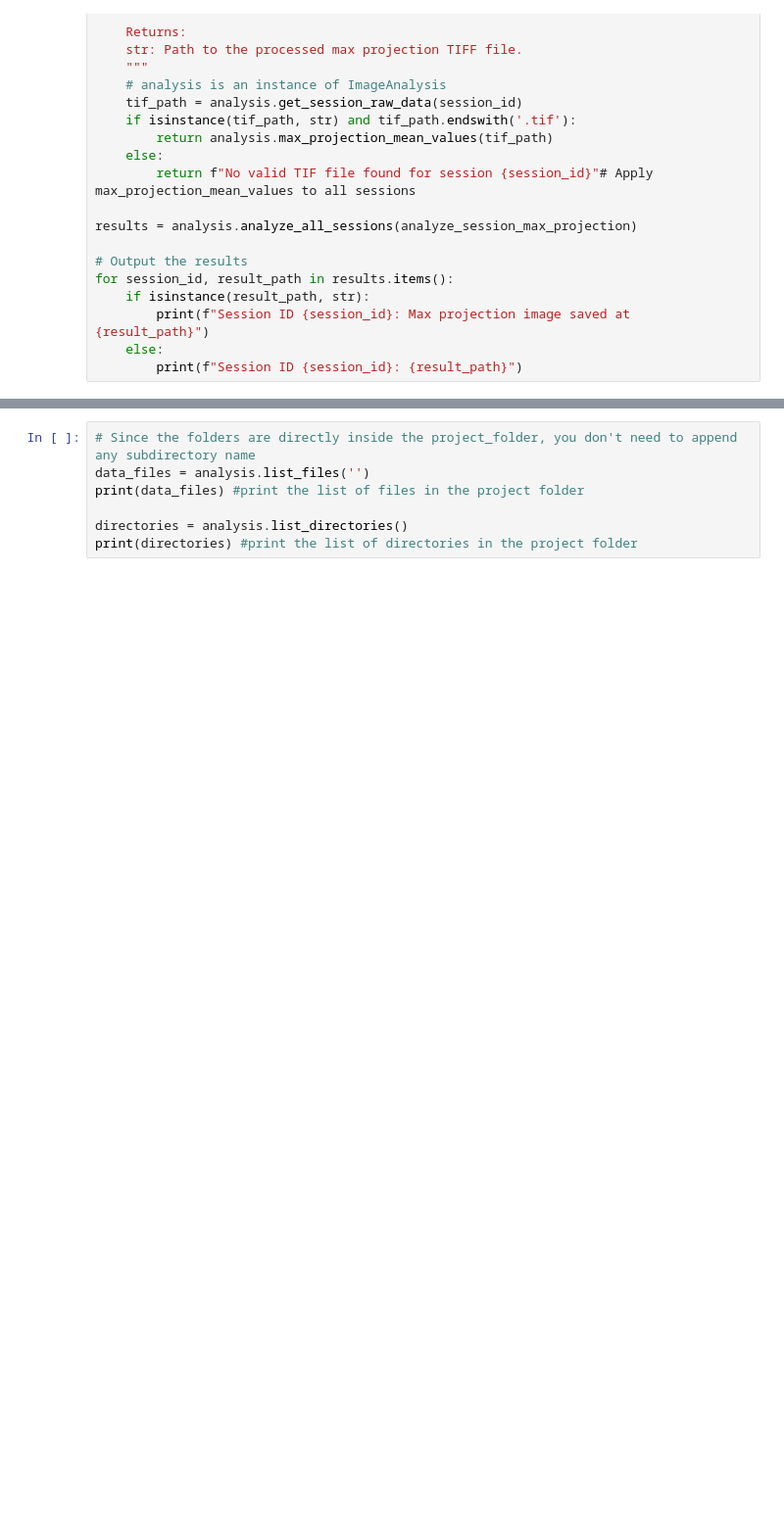
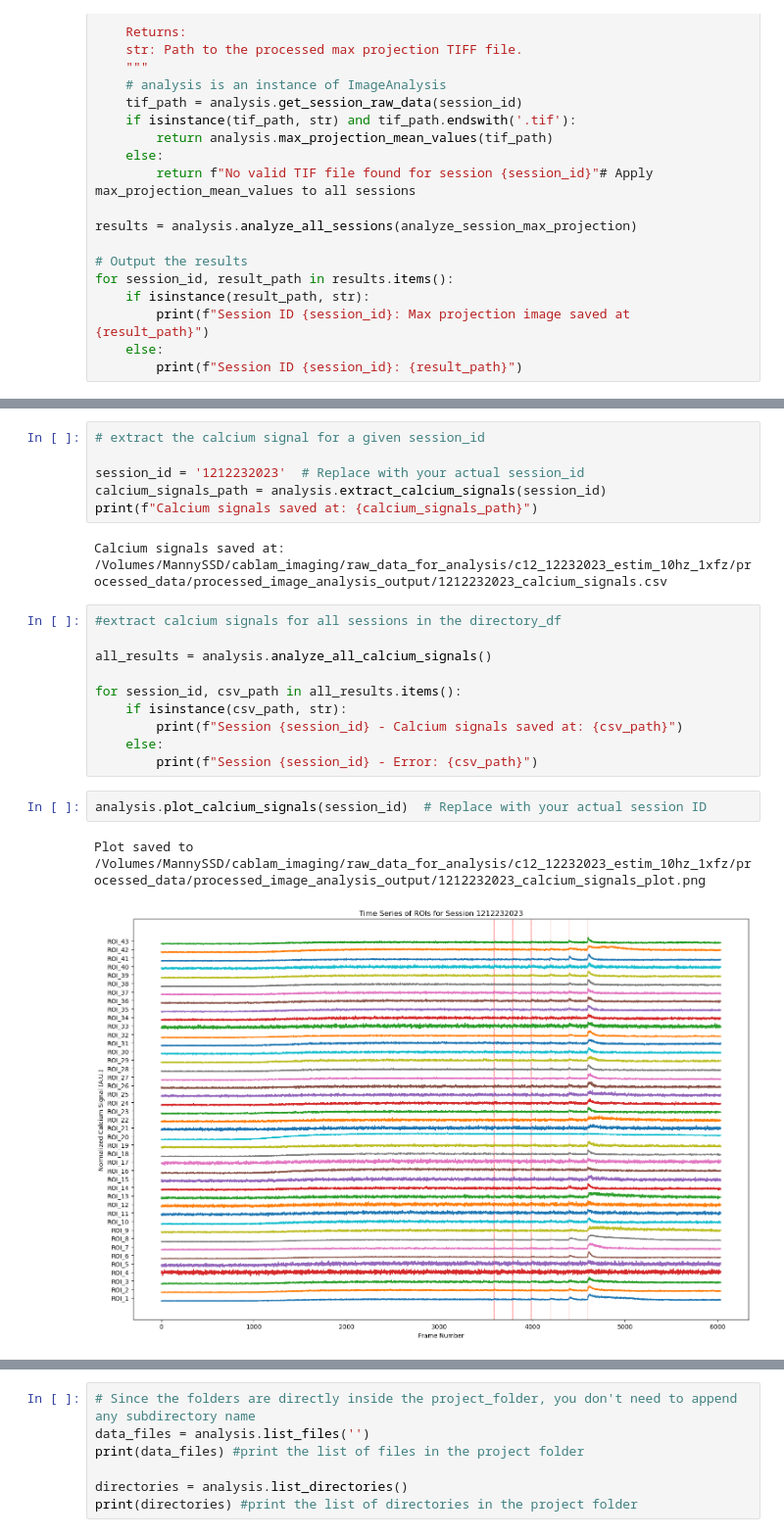
Before and after one commit to ecresp1el/biolumi_calcium_imaging, a Jupyter notebook: notebooks/calcium_imaging_analysis.ipynb, the cells around one changed output, grey strips where cells are left out. Shown at 98% size. Saved outputs shown, nothing was run; the diff lists cells and outputs as text; blank space fills up the shorter version.

Commit message:
updated method for plotting and analyzing data

```diff
--- a/notebooks/calcium_imaging_analysis.ipynb
+++ b/notebooks/calcium_imaging_analysis.ipynb
@@ -462,0 +742,23 @@ analysis.analyze_all_rois()
+# %%
+# extract the calcium signal for a given session_id
+
+session_id = '1212232023'  # Replace with your actual session_id
+calcium_signals_path = analysis.extract_calcium_signals(session_id)
+print(f"Calcium signals saved at: {calcium_signals_path}")
+# %% [output]
+Calcium signals saved at: /Volumes/MannySSD/cablam_imaging/raw_data_for_analysis/c12_12232023_estim_10hz_1xfz/processed_data/processed_image_analysis_output/1212232023_calcium_signals.csv
+# %%
+#extract calcium signals for all sessions in the directory_df
+
+all_results = analysis.analyze_all_calcium_signals()
+
+for session_id, csv_path in all_results.items():
+    if isinstance(csv_path, str):
+        print(f"Session {session_id} - Calcium signals saved at: {csv_path}")
+    else:
+        print(f"Session {session_id} - Error: {csv_path}")
+# %%
+analysis.plot_calcium_signals(session_id)  # Replace with your actual session ID
+# %% [output]
+Plot saved to /Volumes/MannySSD/cablam_imaging/raw_data_for_analysis/c12_12232023_estim_10hz_1xfz/processed_data/processed_image_analysis_output/1212232023_calcium_signals_plot.png
+[figure, added]
```
Also changed, not shown: parts of 25 cells of this notebook.
